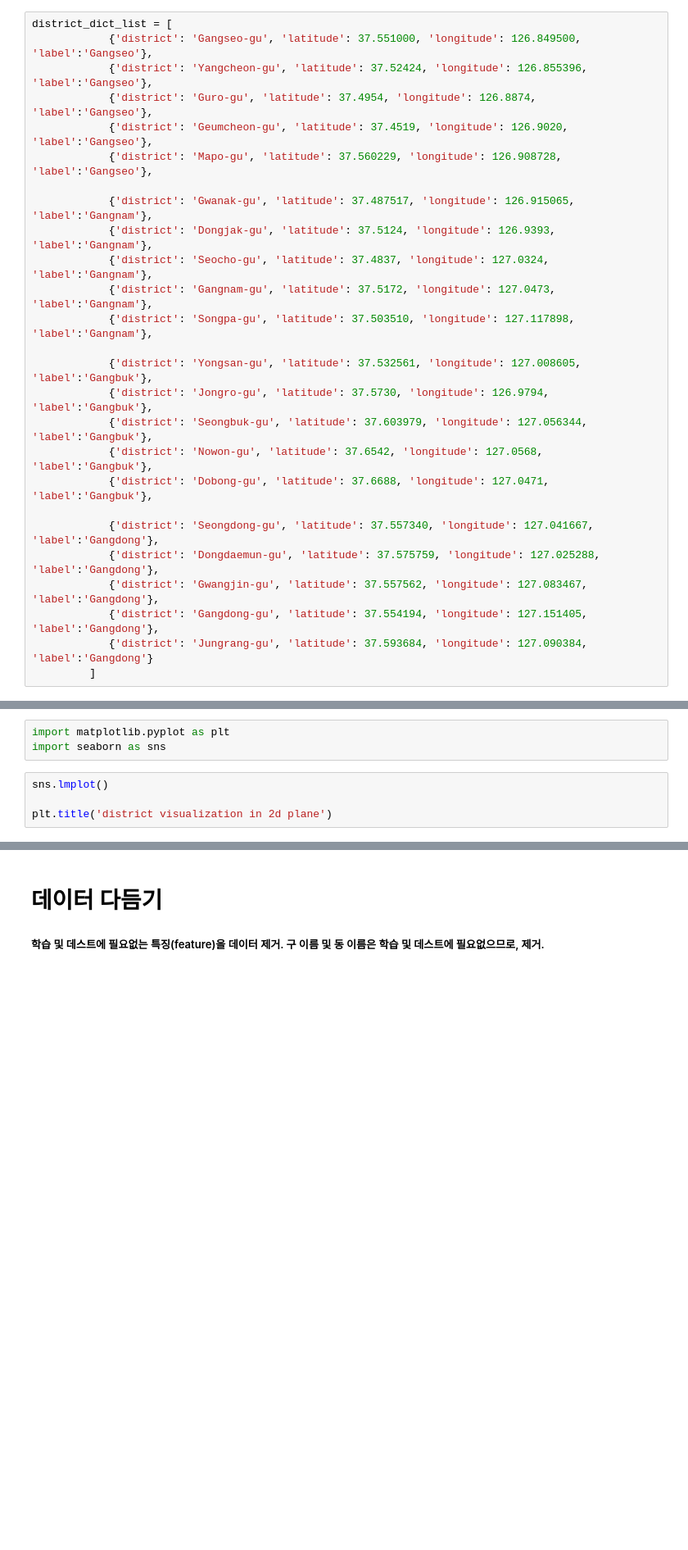
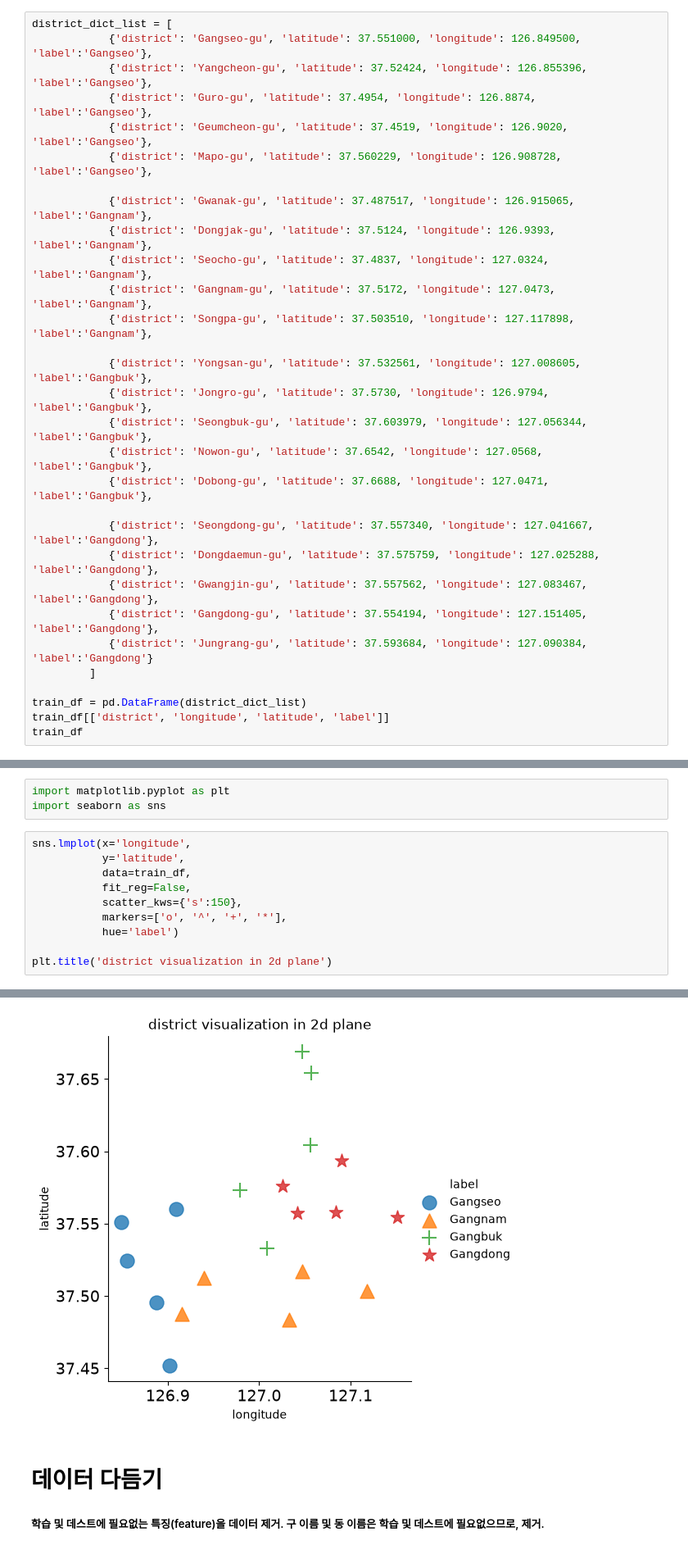
Before and after one commit to woyo73/AI_Learning, a Jupyter notebook: machine&deepLearning/src/machineLearning/ch04_decision-tree.ipynb, the cells around one changed output, grey strips where cells are left out. Shown at 82% size. Saved outputs shown, nothing was run; the diff lists cells and outputs as text; blank space fills up the shorter version.

```diff
--- a/machine&deepLearning/src/machineLearning/ch04_decision-tree.ipynb
+++ b/machine&deepLearning/src/machineLearning/ch04_decision-tree.ipynb
@@ -39,3 +39,7 @@ district_dict_list = [
             {'district': 'Gangdong-gu', 'latitude': 37.554194, 'longitude': 127.151405, 'label':'Gangdong'},
             {'district': 'Jungrang-gu', 'latitude': 37.593684, 'longitude': 127.090384, 'label':'Gangdong'}
          ]
+
+train_df = pd.DataFrame(district_dict_list)
+train_df[['district', 'longitude', 'latitude', 'label']]
+train_df
@@ -76,6 +150,13 @@ dong_dict_list = [
 import matplotlib.pyplot as plt
 import seaborn as sns
 # %%
-sns.lmplot()
+sns.lmplot(x='longitude',
+           y='latitude',
+           data=train_df,
+           fit_reg=False,
+           scatter_kws={'s':150},
+           markers=['o', '^', '+', '*'],
+           hue='label')
 
 plt.title('district visualization in 2d plane')
+# %% [output]
@@ -82,3 +164,4 @@ plt.title('district visualization in 2d plane')
+[figure, added]
 # %% [markdown]
 # 데이터 다듬기
 ##### 학습 및 데스트에 필요없는 특징(feature)을 데이터 제거. 구 이름 및 동 이름은 학습 및 데스트에 필요없으므로, 제거.
```
Also changed, not shown: parts of 18 cells of this notebook, 7 other files.
